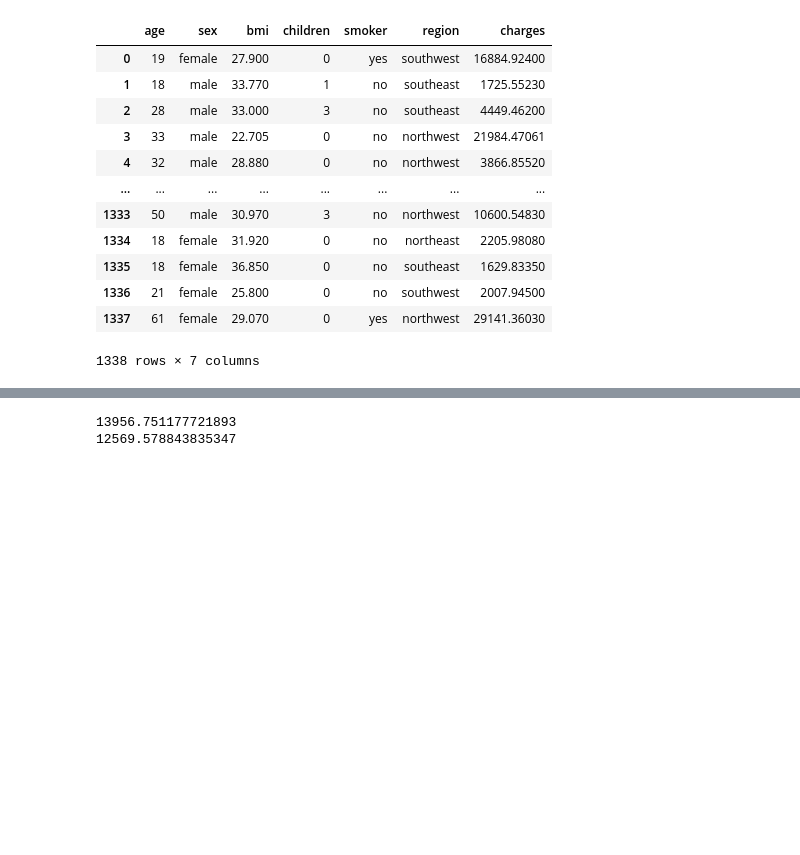
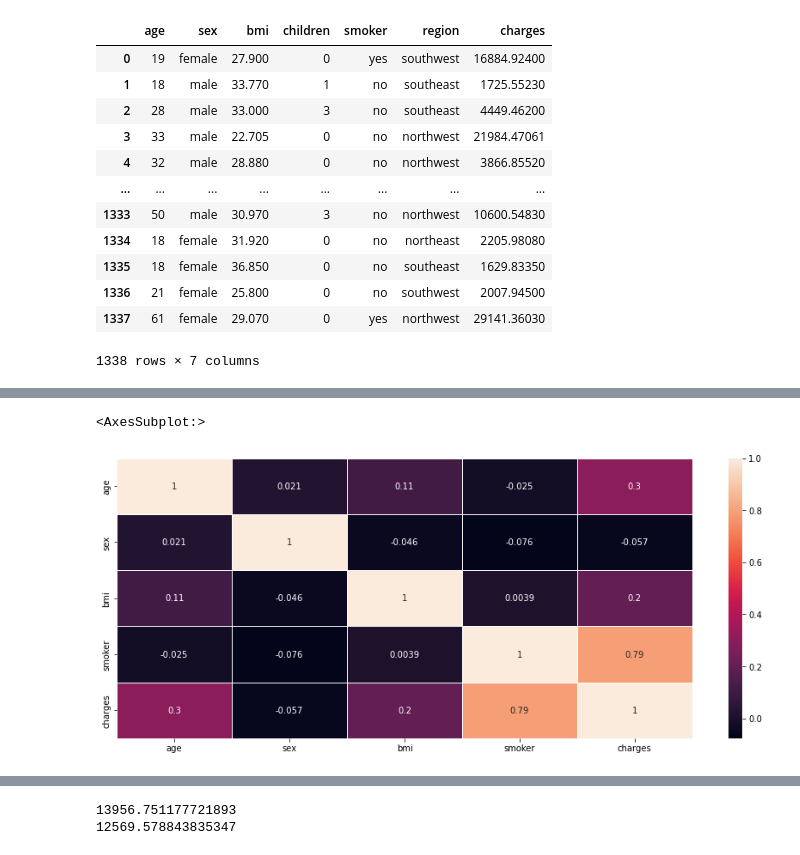
Before and after one commit to data301-2021-winter1/project-group60-project, a Jupyter notebook: notebooks/analysis1.ipynb, the cells around one changed output, grey strips where cells are left out. Drawn from its saved outputs; the diff is of its cells as text; code cells hidden in the pictures; blank space fills up the shorter version.

```diff
--- a/notebooks/analysis1.ipynb
+++ b/notebooks/analysis1.ipynb
@@ -205,0 +215,3 @@ dfp
+# %%
+dfp1 = p1.replace_object(data)
+dfp1
@@ -205,0 +278,7 @@ dfp
+# %%
+heatmap=dfp1.corr()
+ax= plt.figure(figsize=(15,6))
+sns.heatmap(heatmap,linewidths=1,linecolor='white',annot=True)
+# %% [output]
+<AxesSubplot:>
+[figure, added]
```
Also changed, not shown: parts of 44 cells of this notebook, 2 other files.
